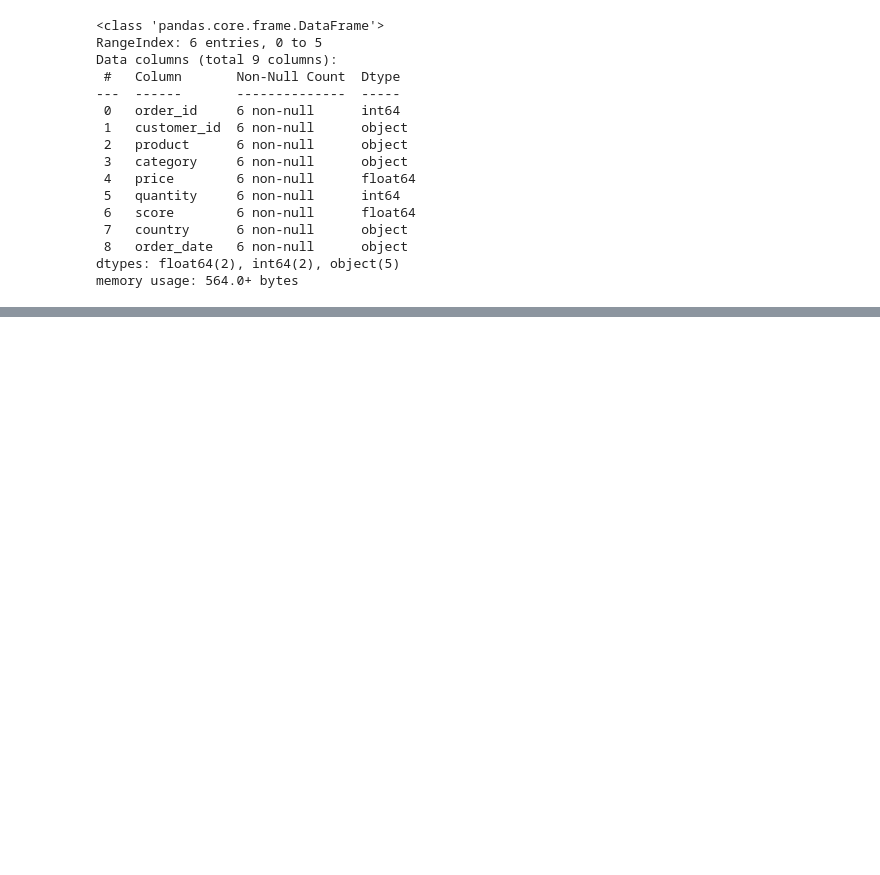
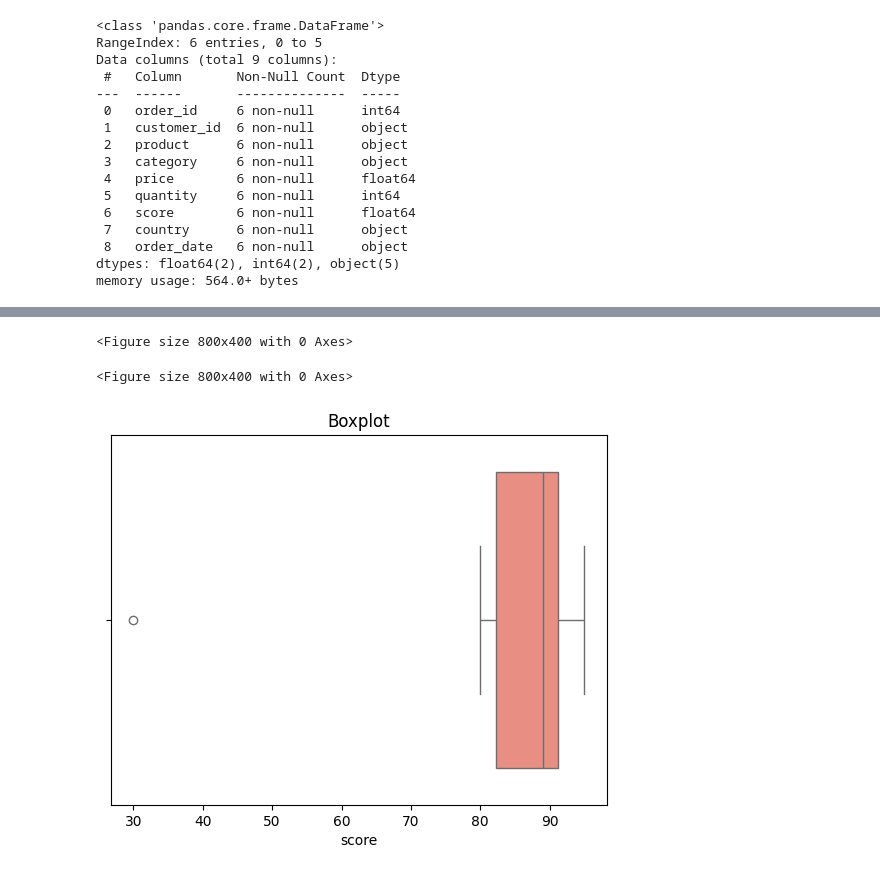
Before and after one commit to rajkonkret/PythonProjectAnaliza-20-10-2025, a Jupyter notebook: cwiczenie5.ipynb, the cells around one changed output, grey strips where cells are left out. Drawn from its saved outputs; the diff is of its cells as text; code cells hidden in the pictures; blank space fills up the shorter version.

```diff
--- a/cwiczenie5.ipynb
+++ b/cwiczenie5.ipynb
@@ -135,0 +145,3 @@ memory usage: 564.0+ bytes
+# %%
+Q1 = df['score'].quantile(0.25)
+Q3 = df['score'].quantile(0.75)
@@ -135,0 +156,3 @@ memory usage: 564.0+ bytes
+# %%
+IQR = Q3 - Q1
+IQR
@@ -135,0 +166,4 @@ memory usage: 564.0+ bytes
+# %%
+median_score = df['score'].median()
+df.loc[df['score'] > Q3 + 1.5 * IQR, "score"] = median_score
+df
@@ -135,0 +228,11 @@ memory usage: 564.0+ bytes
+# %%
+plt.figure(figsize=(8,4))
+# %% [output]
+<Figure size 800x400 with 0 Axes>
+<Figure size 800x400 with 0 Axes>
+# %%
+sns.boxplot(x=df['score'], color="salmon")
+plt.title("Boxplot")
+plt.show()
+# %% [output]
+[figure, added]
```
Also changed, not shown: parts of 17 cells of this notebook.
